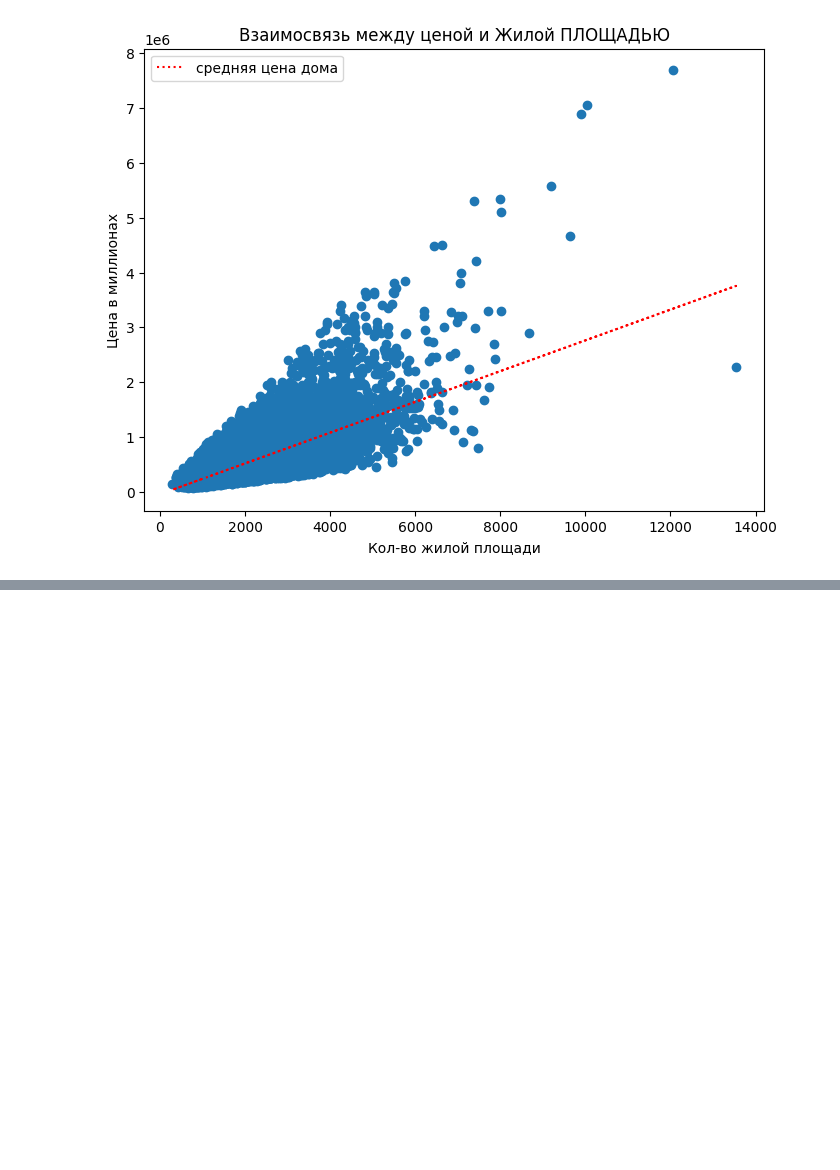
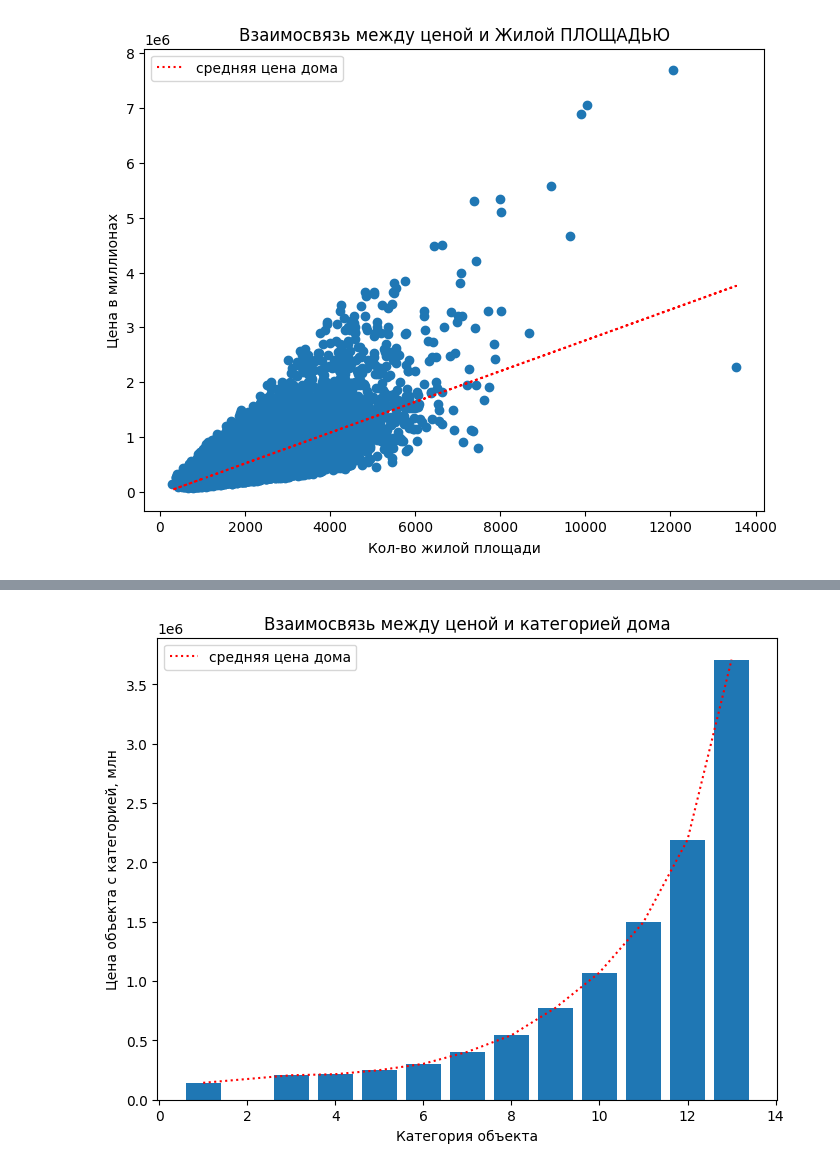
Before and after one commit to AlexKletke/hw4-part2, a Jupyter notebook: exes4.ipynb, the cells around one changed output, grey strips where cells are left out. Cells and saved outputs as stored; diff of their text form; code cells hidden in the pictures; blank space fills up the shorter version.

```diff
--- a/exes4.ipynb
+++ b/exes4.ipynb
@@ -553,0 +579,3 @@ plt.ylabel('Кол-во объектов с таким кол-вом ванн');
+# %%
+data = df.groupby('grade').agg({'price':'mean'})
+data
@@ -553,0 +597,11 @@ plt.ylabel('Кол-во объектов с таким кол-вом ванн');
+# %%
+plt.figure(figsize=(8,6))
+plt.bar(data.index, data['price'])
+plt.plot(data.index, data['price'], 'r:' , label='средняя цена дома')
+plt.title('Взаимосвязь между ценой и категорией дома')
+plt.xlabel('Категория объекта')
+plt.ylabel('Цена объекта с категорией, млн');
+plt.legend()
+plt.show()
+# %% [output]
+[figure, added]
```
Also changed, not shown: parts of 34 cells of this notebook.
